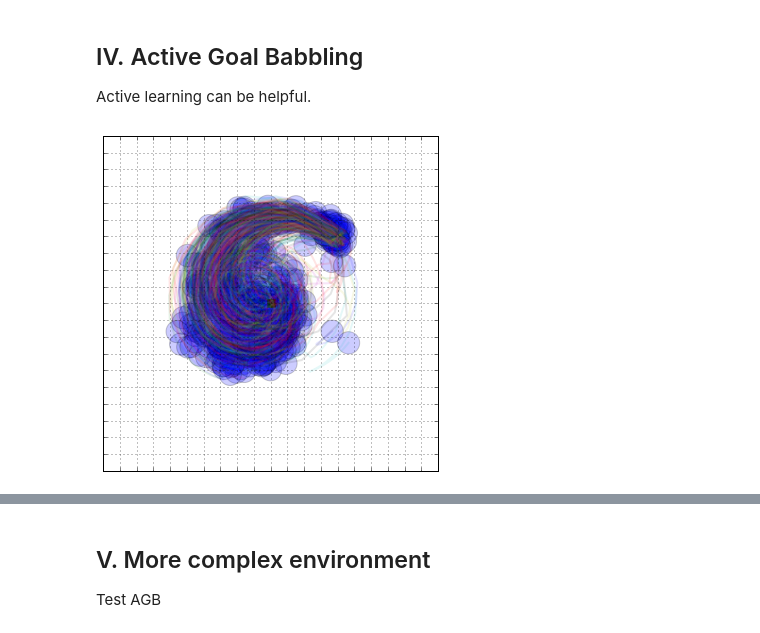
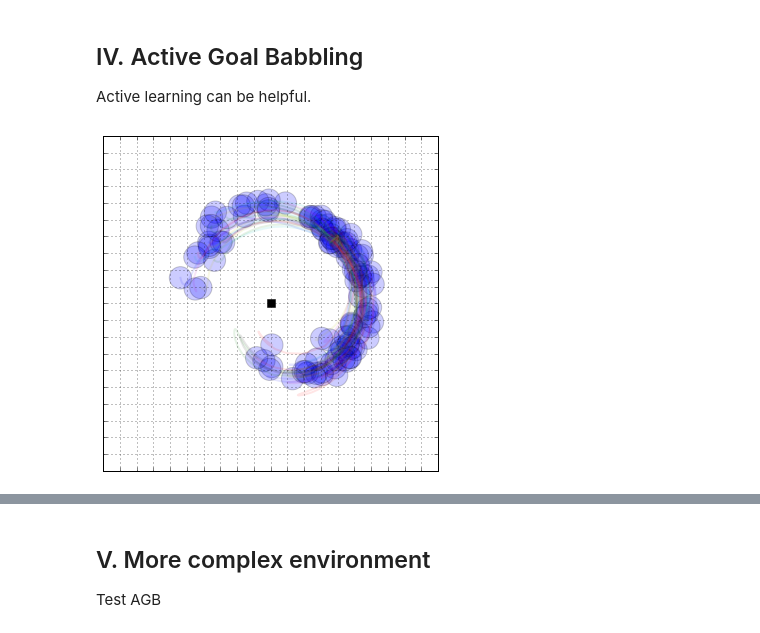
Before and after one commit to sebastien-forestier/ExplorationAlgorithms, a Jupyter notebook: main.ipynb, the cells around one changed output, grey strips where cells are left out. Saved outputs shown, nothing was run; the diff lists cells and outputs as text; code cells hidden in the pictures.

Commit message:
active goal babbling

```diff
--- a/main.ipynb
+++ b/main.ipynb
@@ -162,7 +162,7 @@ dynamic_environment_config = dict(
     n_dynamic_sensori_dims=2,
     max_params=1000)
 
-environment = DynamicEnvironment(**dynamic_environment_config)
+environment2 = DynamicEnvironment(**dynamic_environment_config)
 # %%
 fig, ax = plt.subplots()
 ax.set_aspect('equal')
@@ -205,26 +205,26 @@ ax.set_ylim((-1.5, 1.5))
 ax.plot(0., 0., 'sk', ms=8)
 explored_s_gb = []
 
-model = SensorimotorModel.from_configuration(environment.conf, 'nearest_neighbor', 'default')
+sm_model = SensorimotorModel.from_configuration(environment2.conf, 'nearest_neighbor', 'default')
 #model = NonParametric(environment.conf, **{'fwd': 'NN', 'inv': 'NN', 'sigma_explo_ratio':0.1})
 
 # Bootstrap model: 1 random motor babbling
-m = environment.random_motors()[0]
-s = environment.update(m)
+m = environment2.random_motors()[0]
+s = environment2.update(m)
 sm_model.update(m, s)
 
-for _ in range(10000):
+for _ in range(1000):
     if random() < 0.3:
-        m = environment.random_motors()[0]
+        m = environment2.random_motors()[0]
     else:
-        s_goal = rand_bounds(environment.conf.s_bounds)[0]
+        s_goal = rand_bounds(environment2.conf.s_bounds)[0]
         m = sm_model.inverse_prediction(s_goal)
-    s = environment.update(m)
+    s = environment2.update(m)
     sm_model.update(m, s)
     if abs(s[-1] - s[-3]) > 0.01:
         explored_s_gb += [s]
-        ax.plot(environment.s_traj[:,0], environment.s_traj[:,1], lw=2, alpha=0.1)
-        ax.add_patch(Circle(tuple(environment.s_traj[-1,:]), ball_config["size"], fc=ball_config["color"], alpha=0.2))
+        ax.plot(environment2.s_traj[:,0], environment2.s_traj[:,1], lw=2, alpha=0.1)
+        ax.add_patch(Circle(tuple(environment2.s_traj[-1,:]), ball_config["size"], fc=ball_config["color"], alpha=0.2))
 
 plt.xticks(linspace(-1.5, 1.5, grid_size + 1))
 plt.yticks(linspace(-1.5, 1.5, grid_size + 1))
@@ -251,44 +251,44 @@ ax.set_ylim((-1.5, 1.5))
 ax.plot(0., 0., 'sk', ms=8)
 explored_s_agb = []
 
-sm_model = SensorimotorModel.from_configuration(environment.conf, 'nearest_neighbor', 'default')
-im_model = InterestModel.from_configuration(environment.conf, environment.conf.s_dims, 'discretized_progress')
+sm_model = SensorimotorModel.from_configuration(environment2.conf, 'nearest_neighbor', 'default')
+im_model = InterestModel.from_configuration(environment2.conf, environment2.conf.s_dims, 'tree')
 
 
 # Bootstrap model: 1 random motor babbling
-m = environment.random_motors()[0]
-s = environment.update(m)
+m = environment2.random_motors()[0]
+s = environment2.update(m)
 sm_model.update(m, s)
 
-for _ in range(10000):
+for _ in range(1000):
     if random() < 0.3:
-        m = environment.random_motors()[0]
-        s = environment.update(m)
+        m = environment2.random_motors()[0]
+        s = environment2.update(m)
         sm_model.update(m, s)
     else:
         # sample a sensory goal maximizing learning progress using the interest model:
         s_goal = im_model.sample()
         # infer a motor command to reach that goal using the sensorimotor model:
         m = sm_model.inverse_prediction(s_goal)
         # execute this command and observe the corresponding sensory effect:
-        s = environment.update(m)
+        s = environment2.update(m)
         # update the sensorimotor model:
         sm_model.update(m, s)
         # update the interest model:
         im_model.update(hstack((m, s)), hstack((m, s_goal)))
     # plot the observed sensory effect:
     if abs(s[-1] - s[-3]) > 0.01:
         explored_s_agb += [s]
-        ax.plot(environment.s_traj[:,0], environment.s_traj[:,1], lw=2, alpha=0.1)
-        ax.add_patch(Circle(tuple(environment.s_traj[-1,:]), ball_config["size"], fc=ball_config["color"], alpha=0.2))
+        ax.plot(environment2.s_traj[:,0], environment2.s_traj[:,1], lw=2, alpha=0.1)
+        ax.add_patch(Circle(tuple(environment2.s_traj[-1,:]), ball_config["size"], fc=ball_config["color"], alpha=0.2))
 
 plt.xticks(linspace(-1.5, 1.5, grid_size + 1))
 plt.yticks(linspace(-1.5, 1.5, grid_size + 1))
 ax.set_xticklabels([])
 ax.set_yticklabels([])
 plt.grid()
 # %% [output]
-[figure, old version]
+[figure, new version]
 # %%
 print "Number of ball catch:", len(explored_s_agb)
 print "Number of reached cells:", int(compute_explo(array(explored_s_agb)[:,[2,5]], array([-1.5, -1.5]), array([1.5, 1.5]), gs=grid_size))
```
Also changed, not shown: parts of 7 cells of this notebook.
